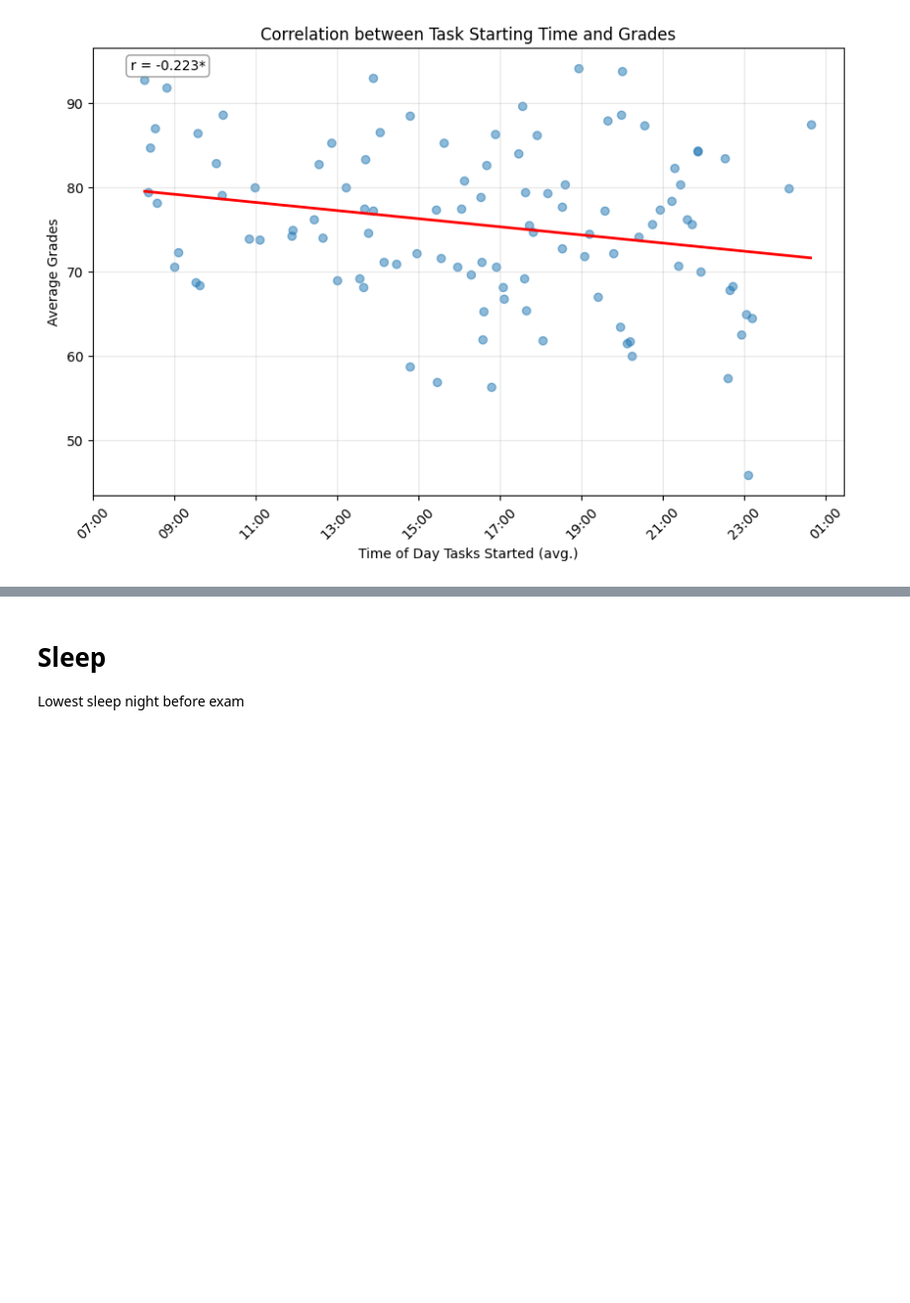
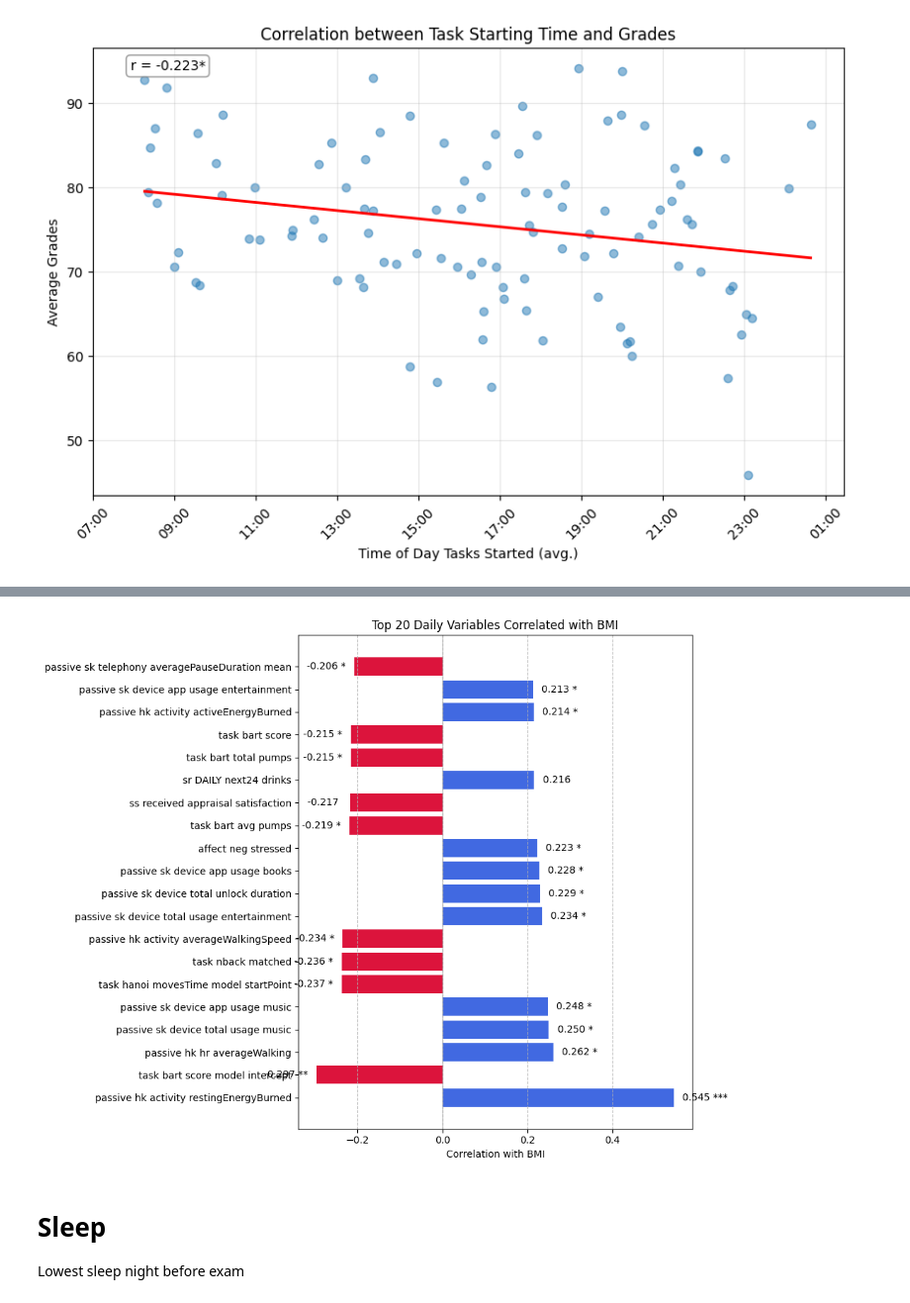
Before and after one commit to danieljwilson/3_3_experience_sampling, a Jupyter notebook: 3_3_3_data_analysis/02_analysis/Exploratory.ipynb, the cells around one changed output, grey strips where cells are left out. Shown at 99% size. Cells and saved outputs as stored; diff of their text form; code cells hidden in the pictures; blank space fills up the shorter version.

```diff
--- a/3_3_3_data_analysis/02_analysis/Exploratory.ipynb
+++ b/3_3_3_data_analysis/02_analysis/Exploratory.ipynb
@@ -242,0 +404,94 @@ Pairwise complete correlation between mean task motivation time and grades: -0.2
+# %%
+# Find correlations between BMI and all daily variables
+print("Analyzing correlations between BMI and daily variables...")
+
+# Create a list to store correlation results
+correlation_results = []
+
+# Get the BMI variable
+bmi_var = 'battery_outcome_rw_bmi_avg'
+
+# Find all daily variables in the dataframe, excluding specified patterns
+daily_vars = [col for col in merged_df_avg.columns if
+              col.startswith('daily_') and
+              'food_' not in col and
+              'interaction_' not in col and
+              'residual' not in col and
+              not col.endswith('_am')]
+
+# Calculate correlations for each daily variable
+for daily_var in daily_vars:
+    # Skip if the column has all NaN values
+    if merged_df_avg[daily_var].isna().all():
+        continue
+
+    # Calculate correlation
+    valid_data = merged_df_avg[[bmi_var, daily_var]].dropna()
+    n_samples = len(valid_data)
+
+    # Only calculate if we have enough data points
+    if n_samples >= 10:  # Minimum threshold for meaningful correlation
+        corr, p_value = pearsonr(valid_data[bmi_var], valid_data[daily_var])
+
+        # Store the results
+        correlation_results.append({
+            'daily_variable': daily_var,
+            'correlation': corr,
+            'abs_correlation': abs(corr),
+            'p_value': p_value,
+            'n_samples': n_samples
+        })
+
+# Convert to DataFrame and sort by absolute correlation
+corr_df = pd.DataFrame(correlation_results)
+corr_df = corr_df.sort_values('abs_correlation', ascending=False)
+
+# Display the top 20 correlations
+print("\nTop 20 daily variables correlated with BMI:")
+top_20 = corr_df.head(20)
+
+# Format the output for better readability
+pd.set_option('display.max_colwidth', 100)
+formatted_results = top_20.copy()
+formatted_results['daily_variable'] = formatted_results['daily_variable'].str.replace('daily_', '')
+formatted_results['correlation'] = formatted_results['correlation'].round(3)
+formatted_results['p_value'] = formatted_results['p_value'].round(4)
+print(formatted_results[['daily_variable', 'correlation', 'p_value', 'n_samples']])
+
+# Create a horizontal bar chart of the top correlations
+plt.figure(figsize=(10, 8))
+bars = plt.barh(
+    y=np.arange(len(top_20)),
+    width=top_20['correlation'],
+    color=[('royalblue' if c > 0 else 'crimson') for c in top_20['correlation']]
+)
+
+# Add labels and formatting
+plt.yticks(np.arange(len(top_20)), [v.replace('daily_', '').replace('_', ' ') for v in top_20['daily_variable']])
+plt.xlabel('Correlation with BMI')
+plt.title('Top 20 Daily Variables Correlated with BMI')
+plt.axvline(x=0, color='gray', linestyle='-', alpha=0.3)
+plt.grid(axis='x', linestyle='--', alpha=0.7)
+
+# Add correlation values as text
+for i, bar in enumerate(bars):
+    corr_value = top_20['correlation'].iloc[i]
+    p_value = top_20['p_value'].iloc[i]
+    text_color = 'black'
+    x_pos = corr_value + (0.02 if corr_value > 0 else -0.02)
+    ha = 'left' if corr_value > 0 else 'right'
+
+    # Add asterisks for significance
+    sig_markers = ''
+    if p_value < 0.001:
+        sig_markers = '***'
+    elif p_value < 0.01:
+        sig_markers = '**'
+    elif p_value < 0.05:
+        sig_markers = '*'
+
+    plt.text(x_pos, i, f"{corr_value:.3f} {sig_markers}", va='center', ha=ha, color=text_color)
+
+plt.tight_layout()
+plt.show()
+# %% [output]
@@ -243,3 +515,4 @@ Pairwise complete correlation between mean task motivation time and grades: -0.2
+[figure, added]
 # %% [markdown]
 # Sleep
 
```
Also changed, not shown: parts of 4 cells of this notebook.
